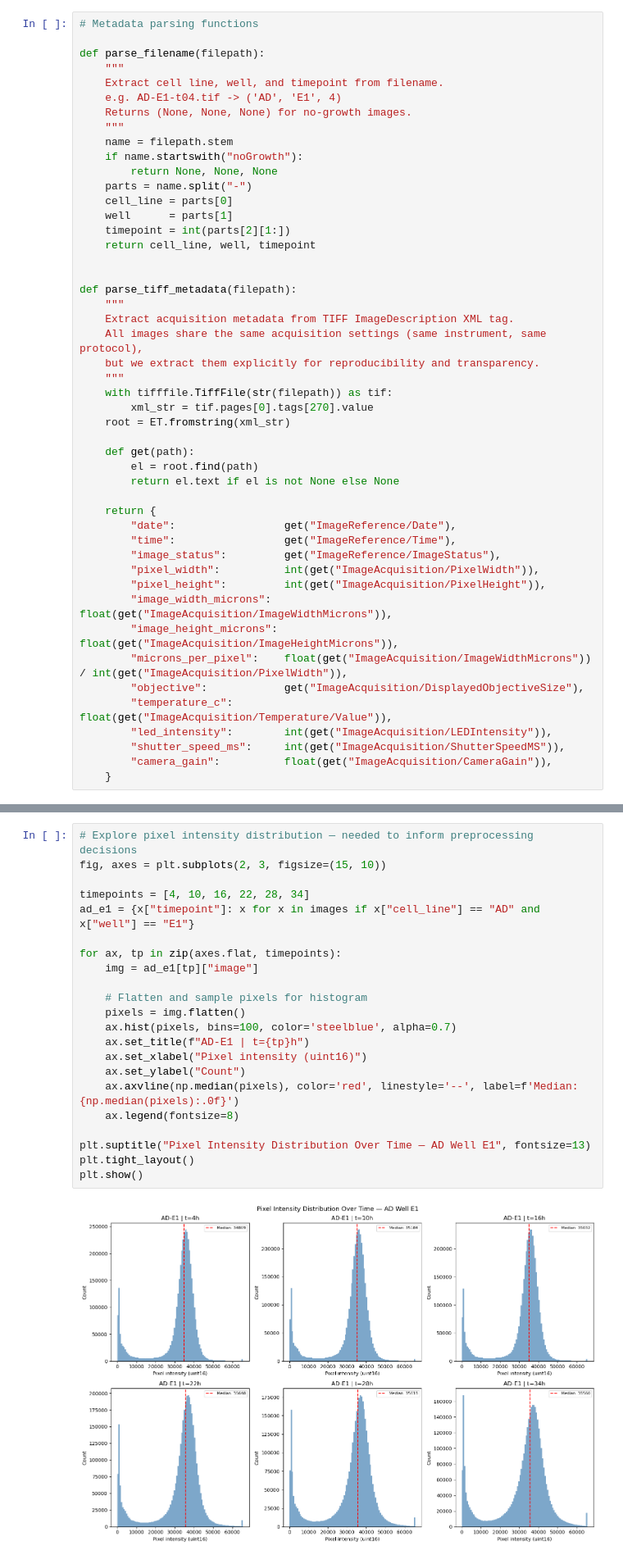
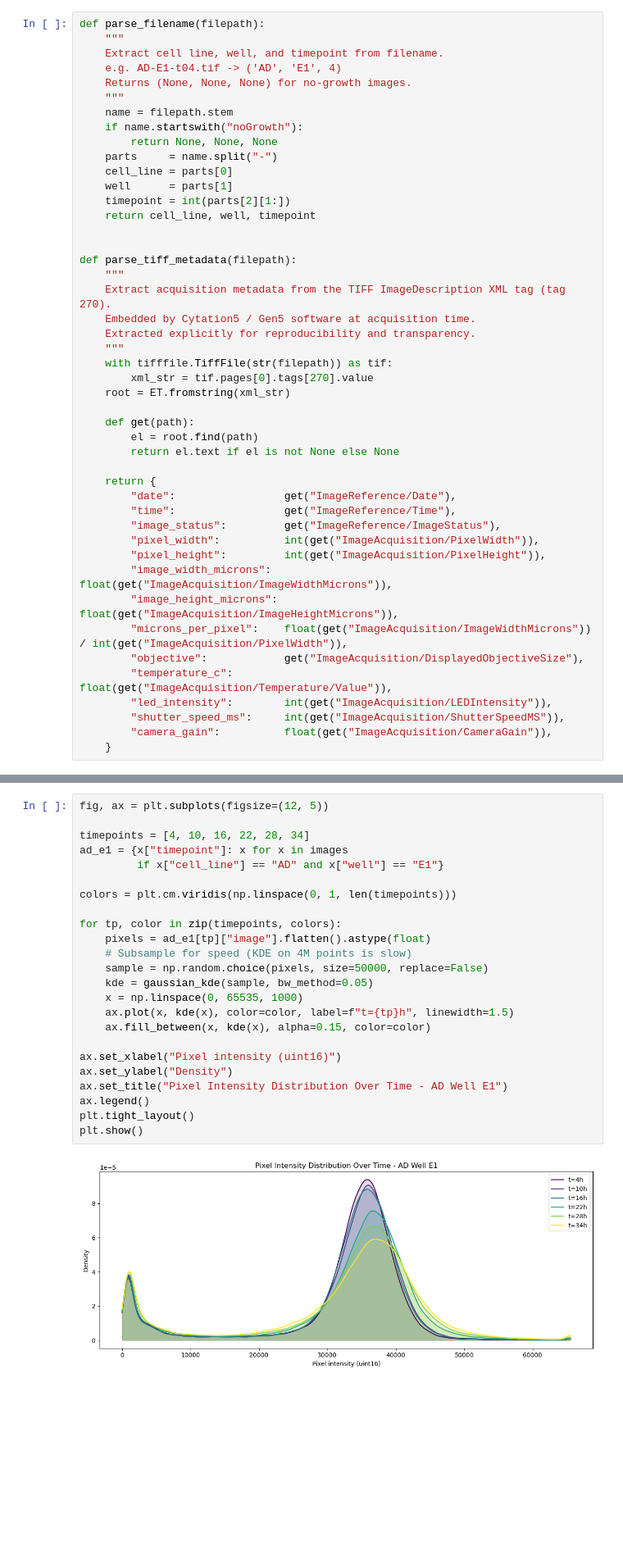
Before and after one commit to zoey-yhk/multus-msc-counting, a Jupyter notebook: msc_cell_counting.ipynb, the cells around one changed output, grey strips where cells are left out. Shown at 82% size. Drawn from its saved outputs; the diff is of its cells as text; blank space fills up the shorter version.

```diff
--- a/msc_cell_counting.ipynb
+++ b/msc_cell_counting.ipynb
@@ -13,6 +108,4 @@ All imports successful
 # %%
-# Metadata parsing functions
-
 def parse_filename(filepath):
     """
     Extract cell line, well, and timepoint from filename.
@@ -22,7 +115,7 @@ def parse_filename(filepath):
     name = filepath.stem
     if name.startswith("noGrowth"):
         return None, None, None
-    parts = name.split("-")
+    parts     = name.split("-")
     cell_line = parts[0]
     well      = parts[1]
     timepoint = int(parts[2][1:])
@@ -31,9 +124,9 @@ def parse_filename(filepath):
 
 def parse_tiff_metadata(filepath):
     """
-    Extract acquisition metadata from TIFF ImageDescription XML tag.
-    All images share the same acquisition settings (same instrument, same protocol),
-    but we extract them explicitly for reproducibility and transparency.
+    Extract acquisition metadata from the TIFF ImageDescription XML tag (tag 270).
+    Embedded by Cytation5 / Gen5 software at acquisition time.
+    Extracted explicitly for reproducibility and transparency.
     """
     with tifffile.TiffFile(str(filepath)) as tif:
         xml_str = tif.pages[0].tags[270].value
@@ -239,24 +373,26 @@ plt.show()
 # %%
-# Explore pixel intensity distribution — needed to inform preprocessing decisions
-fig, axes = plt.subplots(2, 3, figsize=(15, 10))
+fig, ax = plt.subplots(figsize=(12, 5))
 
 timepoints = [4, 10, 16, 22, 28, 34]
-ad_e1 = {x["timepoint"]: x for x in images if x["cell_line"] == "AD" and x["well"] == "E1"}
+ad_e1 = {x["timepoint"]: x for x in images
+         if x["cell_line"] == "AD" and x["well"] == "E1"}
 
-for ax, tp in zip(axes.flat, timepoints):
-    img = ad_e1[tp]["image"]
+colors = plt.cm.viridis(np.linspace(0, 1, len(timepoints)))
 
-    # Flatten and sample pixels for histogram
-    pixels = img.flatten()
-    ax.hist(pixels, bins=100, color='steelblue', alpha=0.7)
-    ax.set_title(f"AD-E1 | t={tp}h")
-    ax.set_xlabel("Pixel intensity (uint16)")
-    ax.set_ylabel("Count")
-    ax.axvline(np.median(pixels), color='red', linestyle='--', label=f'Median: {np.median(pixels):.0f}')
-    ax.legend(fontsize=8)
+for tp, color in zip(timepoints, colors):
+    pixels = ad_e1[tp]["image"].flatten().astype(float)
+    # Subsample for speed (KDE on 4M points is slow)
+    sample = np.random.choice(pixels, size=50000, replace=False)
+    kde = gaussian_kde(sample, bw_method=0.05)
+    x = np.linspace(0, 65535, 1000)
+    ax.plot(x, kde(x), color=color, label=f"t={tp}h", linewidth=1.5)
+    ax.fill_between(x, kde(x), alpha=0.15, color=color)
 
-plt.suptitle("Pixel Intensity Distribution Over Time — AD Well E1", fontsize=13)
+ax.set_xlabel("Pixel intensity (uint16)")
+ax.set_ylabel("Density")
+ax.set_title("Pixel Intensity Distribution Over Time - AD Well E1")
+ax.legend()
 plt.tight_layout()
 plt.show()
 # %% [output]
-[figure, old version]
+[figure, new version]
```
Also changed, not shown: parts of 29 cells of this notebook.
